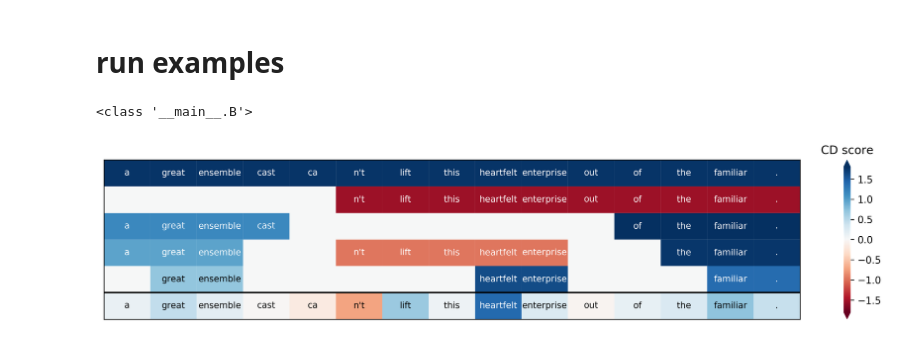
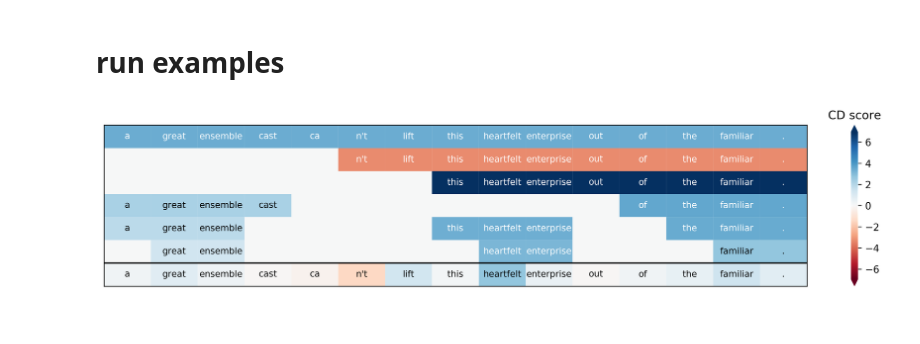
Before and after one commit to csinva/hierarchical-dnn-interpretations, a Jupyter notebook: reproduce_figs/fig2.ipynb, the cells around one changed output. Saved outputs shown, nothing was run; the diff lists cells and outputs as text; code cells hidden in the pictures.

```diff
--- a/reproduce_figs/fig2.ipynb
+++ b/reproduce_figs/fig2.ipynb
@@ -41,43 +41,33 @@ loaded onto gpu...
 # %%
 # base parameters
 sweep_dim = 1 # how large chunks of text should be considered (1 for words)
 method = 'cd' # build_up, break_down, cd
-percentile_include = 90
-num_iters = 25 # maximum number of iterations
-# subtract = True
-dset_type = 'dev' # train, dev
+percentile_include = 99.5 # keep this very high so we don't add too many words at once
+num_iters = 25 # maximum number of iterations (rarely reached)
 
-
-# any text with words from this dataset can be interpreted
+# text and label
 sentence = ['a', 'great', 'ensemble', 'cast', 'ca', 'n\'t', 'lift', 'this', 'heartfelt', 'enterprise', 'out', 'of', 'the', 'familiar', '.'] # note this is a real example from the dataset
-# sentence = ['not', 'good', ',', 'not', 'bad', ',', 'just', 'okay']
-mturk = True
-percentile_include = 99.5
-no_text = True
+# sentence = ['not', 'good', ',', 'not', 'bad', ',', 'just', 'okay'] # any text with words from this dataset can be interpreted
+label = 1 # 0 if positive 1 if negative
 
 
 def batch_from_str_list(s):
-#     batch = dset.get_batches([0], train_iterator, dev_iterator)[0] # has batch.text, batch.label
-#     batch = torchtext.data.Batch()
     batch = B()
-    print(type(batch))
     nums = np.expand_dims(np.array([sst_pkl['stoi'][x] for x in s]).transpose(), axis=1)
     batch.text.data = torch.LongTensor(nums).cuda()
     return batch
 
 # prepare inputs
 batch = batch_from_str_list(sentence)
-label_actual = 1 # 0 if positive 1 if negative
-scores_all = model(batch).data.cpu().numpy()[0]
-label_pred = np.argmax(scores_all)
-text_orig = [sst_pkl['itos'][int(ind)] for ind in batch.text.data]
+scores_all = model(batch).data.cpu().numpy()[0] # predict
+label_pred = np.argmax(scores_all) # get predicted class
 
-# sweep agglomerative
-lists = agg.sweep_agglomerative(model, batch, percentile_include, method, sweep_dim, # only works for sweep_dim = 1
-                    text_orig, label_pred, num_iters=num_iters)
-lists = agg.collapse_tree(lists)
+# agglomerate
+lists = agg.agglomerate(model, batch, percentile_include, method, sweep_dim, # only works for sweep_dim = 1
+                    sentence, label_pred, num_iters=num_iters) # see agg_1d.agglomerate to understand what this dictionary contains
+lists = agg.collapse_tree(lists) # don't show redundant joins
 
-viz.word_heatmap(text_orig, lists, label_pred, label_actual, method, True, False, True)
+# visualize
+viz.word_heatmap(text_orig, lists, label_pred, label, fontsize=9)
 # %% [output]
-<class '__main__.B'>
-[figure, old version]
+[figure, new version]
```
Also changed, not shown: 2 other files.
